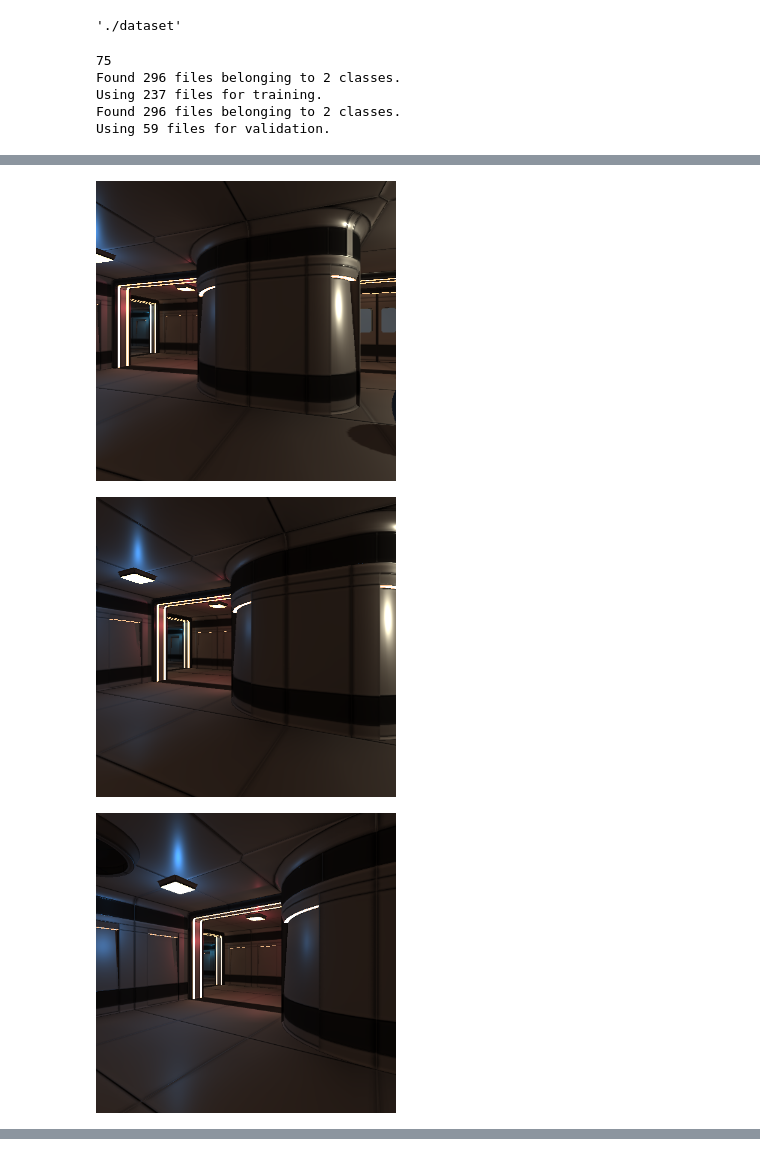
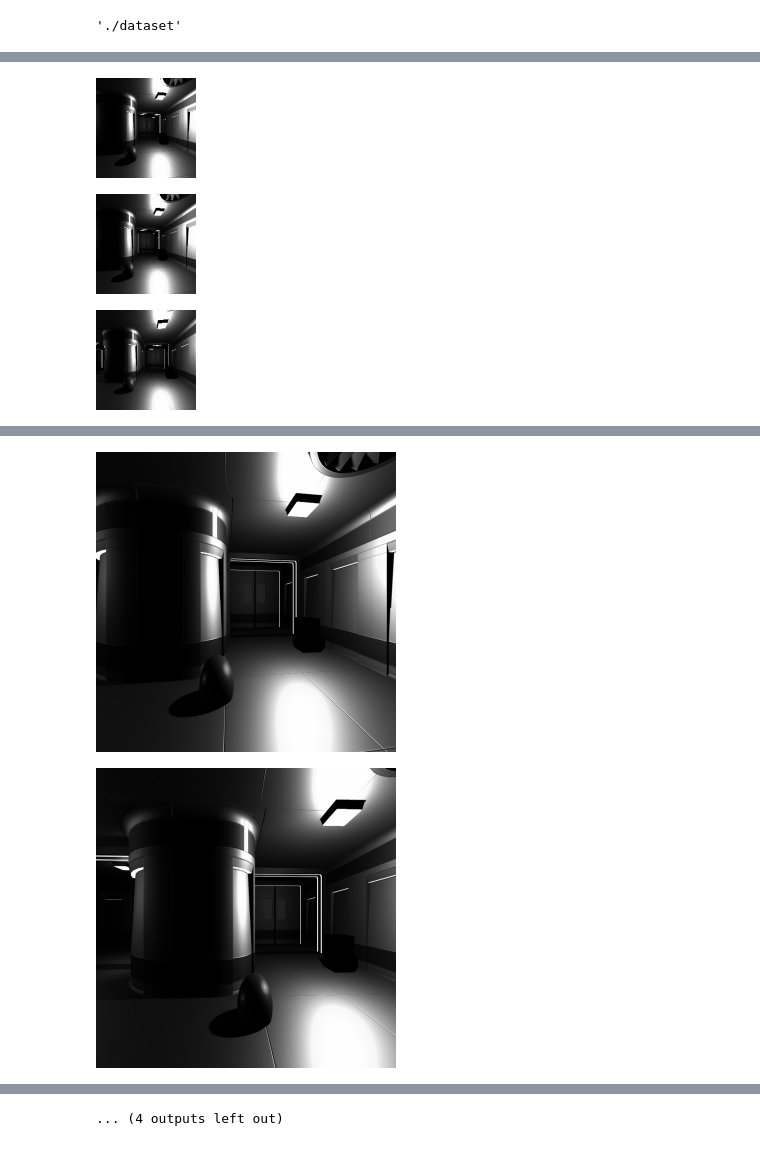
Before and after one commit to IamTC/SuperSampleModel, a Jupyter notebook: SuperSamplingProto.ipynb, the cells around one changed output, grey strips where cells are left out. Cells and saved outputs as stored; diff of their text form; code cells hidden in the pictures.

Commit message:
Changed data loading

```diff
--- a/SuperSamplingProto.ipynb
+++ b/SuperSamplingProto.ipynb
@@ -32,50 +46,3 @@ root_dir = os.path.join("./", "dataset")
 root_dir
 # %% [output]
 './dataset'
-# %%
-crop_size = 300
-upscale_factor = 4
-low_res_dimension = (300,400,3)
-input_size = crop_size // upscale_factor
-print(input_size)
-batch_size = 8
-
-train_ds = image_dataset_from_directory(
-    root_dir,
-    batch_size = batch_size,
-    image_size =(crop_size, crop_size),
-    validation_split=0.2,
-    subset="training",
-    seed=1337,
-    label_mode=None
-)
-
-
-valid_ds = image_dataset_from_directory(
-    root_dir,
-    batch_size = batch_size,
-    image_size =(crop_size, crop_size),
-    validation_split=0.2,
-    subset="validation",
-    seed=1337,
-    label_mode=None
-)
-
-# data_dir = pathlib.Path(root_dir)
-
-# train_ds = data_dir.glob('*/train/*.jpg')
-# valid_ds =  data_dir.glob('*/val/*.jpg')
-# %% [output]
-75
-Found 296 files belonging to 2 classes.
-Using 237 files for training.
-Found 296 files belonging to 2 classes.
-Using 59 files for validation.
-# %%
-def scaling(input_image):
-    input_image = input_image / 255.0
-    return input_image
-
-#scale from 0, 255 to 0,1
-train_ds= train_ds.map(scaling)
-valid_ds = valid_ds.map(scaling)
@@ -82,5 +155,17 @@ valid_ds = valid_ds.map(scaling)
+# %%
+def scaling(lr, hr):
+    lr_scaled,hr_scaled = lr /255.0, hr/255.0
+    # print(bytes.decode(label.numpy()))
+    return lr_scaled,hr_scaled
+
+
+#scale from 0, 255 to 0,1
+train_ds_lr= train_ds_lr.map(lambda x,y: tf.py_function(scaling, [x,y], [tf.float32,tf.float32]))
+val_ds_lr= val_ds_lr.map(lambda x,y: tf.py_function(scaling, [x,y], [tf.float32,tf.float32]))
 # %%
-for batch in valid_ds.take(1):
-    for img in batch:
+for batch in train_ds_lr.take(1):
+    for img in batch[0]:
         display(array_to_img(img))
+    for img in batch[1]:
+        display(array_to_img(img))
 # %% [output]
@@ -89,3 +174,3 @@ for batch in valid_ds.take(1):
-[figure, old version]
+[figure, new version]
-[figure, old version]
+[figure, new version]
-[figure, old version]
+[figure, new version]
@@ -94,0 +180,2 @@ for batch in valid_ds.take(1):
+[figure, added]
+[figure, added]
@@ -95,2 +184,3 @@ for batch in valid_ds.take(1):
+... (4 outputs left out)
 # %%
 # dataset = os.path.join(root_dir, "images")
```
Also changed, not shown: parts of 15 cells of this notebook.
